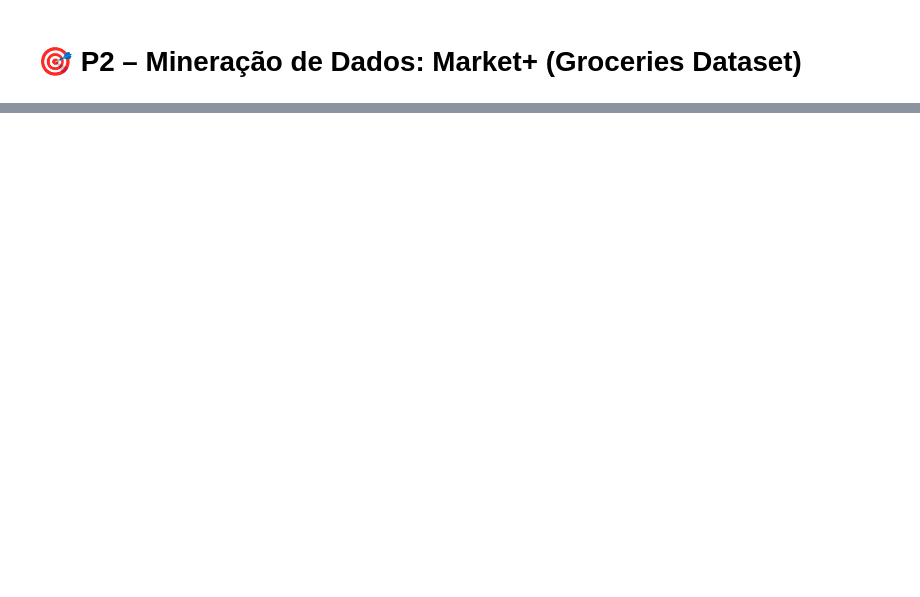
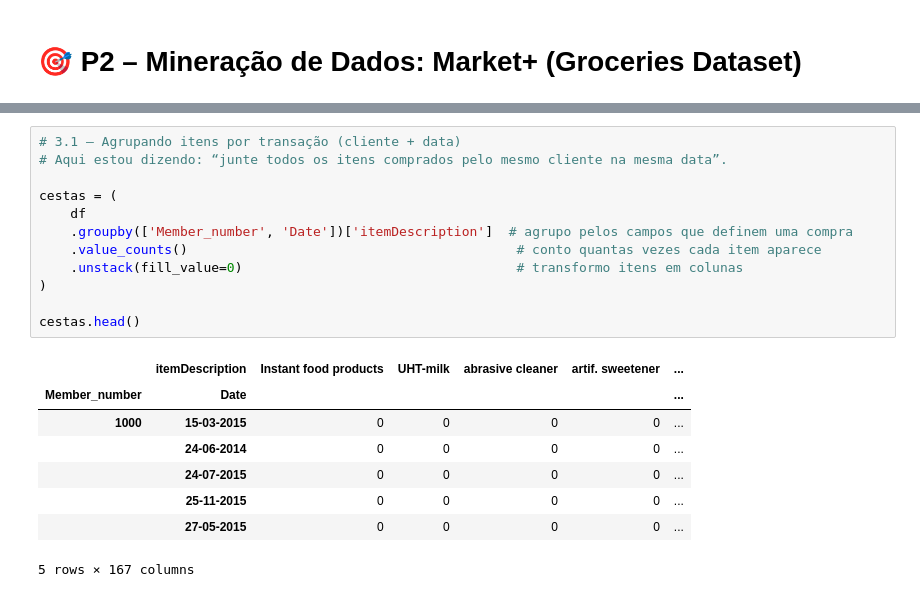
Before and after one commit to Xketh/P2_Avaliacao_Mineracao_de_Dados_Fatec_2025, a Jupyter notebook: P2_Avaliacao_Mineracao_de_Dados_Fatec_2025.ipynb, the cells around one changed output, grey strips where cells are left out. Saved outputs shown, nothing was run; the diff lists cells and outputs as text; blank space fills up the shorter version.

```diff
--- a/P2_Avaliacao_Mineracao_de_Dados_Fatec_2025.ipynb
+++ b/P2_Avaliacao_Mineracao_de_Dados_Fatec_2025.ipynb
@@ -40,0 +304,21 @@ Depois disso, consigo visualizar as primeiras linhas da tabela, o que nos dá um
+# %%
+# 3.1 – Agrupando itens por transação (cliente + data)
+# Aqui estou dizendo: “junte todos os itens comprados pelo mesmo cliente na mesma data”.
+
+cestas = (
+    df
+    .groupby(['Member_number', 'Date'])['itemDescription']  # agrupo pelos campos que definem uma compra
+    .value_counts()                                          # conto quantas vezes cada item aparece
+    .unstack(fill_value=0)                                   # transformo itens em colunas
+)
+
+cestas.head()
+# %% [output]
+|  | itemDescription | Instant food products | UHT-milk | abrasive cleaner | artif. sweetener | ... |
+| Member_number | Date |  |  |  |  | ... |
+| 1000 | 15-03-2015 | 0 | 0 | 0 | 0 | ... |
+|  | 24-06-2014 | 0 | 0 | 0 | 0 | ... |
+|  | 24-07-2015 | 0 | 0 | 0 | 0 | ... |
+|  | 25-11-2015 | 0 | 0 | 0 | 0 | ... |
+|  | 27-05-2015 | 0 | 0 | 0 | 0 | ... |
+5 rows × 167 columns
```
Also changed, not shown: parts of 68 cells of this notebook.
